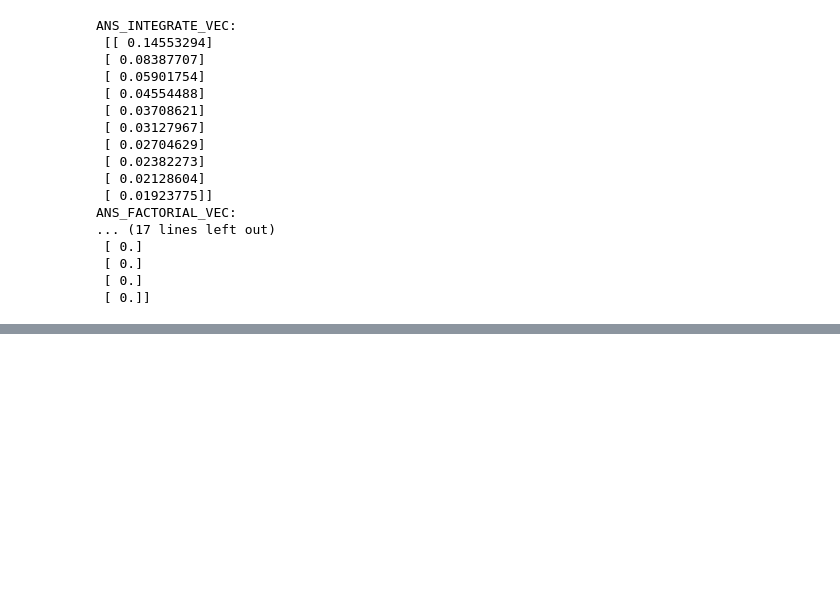
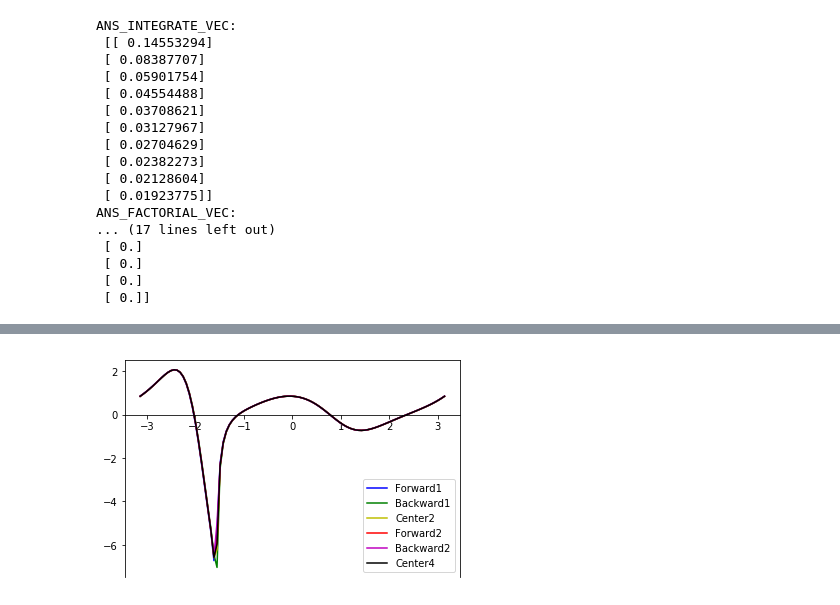
Before and after one commit to benlimsh/BootCamp2017, a Jupyter notebook: Labs/Computation/Week 4/computation_pset4.ipynb, the cells around one changed output, grey strips where cells are left out. Drawn from its saved outputs; the diff is of its cells as text; code cells hidden in the pictures; blank space fills up the shorter version.

```diff
--- a/Labs/Computation/Week 4/computation_pset4.ipynb
+++ b/Labs/Computation/Week 4/computation_pset4.ipynb
@@ -532,0 +429,95 @@ ZeroDivisionError: integer division or modulo by zero
+# %%
+#DIFFERENTIATION Problem 2
+import sympy as sy
+import numpy as np
+from matplotlib import pyplot as plt
+
+
+h = sy.symbols('h')
+x = sy.symbols("x")
+
+
+def f(x):
+    return (sy.sin(x) + 1) ** (sy.sin(sy.cos(x)))
+
+def forward1(g, points, h):
+
+    function = sy.lambdify(x, g(x), "numpy")
+    fpoints1 = function(points + h)
+    fpoints2 = function(points)
+    derive = (fpoints1 - fpoints2) / h
+
+    return derive
+
+def forward2(g, points, h):
+
+    function = sy.lambdify(x, g(x), "numpy")
+    fpoints1 = function(points)
+    fpoints2 = function(points+h)
+    fpoints3 = function(points+ 2*h)
+    derive = (-3*fpoints1 + 4*fpoints2 - fpoints3) / (2*h)
+
+    return derive
+
+def backward1(g, points, h):
+
+    function = sy.lambdify(x, g(x), "numpy")
+    fpoints1 = function(points - h)
+    fpoints2 = function(points)
+    derive = (fpoints2 - fpoints1) / h
+
+    return derive
+
+def backward2(g, points, h):
+
+    function = sy.lambdify(x, g(x), "numpy")
+    fpoints1 = function(points)
+    fpoints2 = function(points - h)
+    fpoints3 = function(points - 2*h)
+    derive = (3*fpoints1 - 4*fpoints2 + fpoints3) / (2*h)
+
+    return derive
+
+
+def center2(g, points, h):
+
+    function = sy.lambdify(x, g(x), "numpy")
+    fpoints1 = function(points + h)
+    fpoints2 = function(points - h)
+    derive = (fpoints1 - fpoints2) / (2 * h)
+
+    return derive
+
+def center4(g, points, h):
+
+    function = sy.lambdify(x, g(x), "numpy")
+    fpoints1 = function(points - 2*h)
+    fpoints2 = function(points - h)
+    fpoints3 = function(points + h)
+    fpoints4 = function(points + 2*h)
+    derive = (fpoints1 - 8*fpoints2 + 8*fpoints3 -fpoints4) / (12 * h)
+
+    return derive
+
+points = np.linspace( -np.pi, np.pi, 100)
+
+derivef1 = forward1(f, points, 0.01)
+deriveb1 = backward1(f, points, 0.01)
+derivec2 = center2(f, points, 0.01)
+derivef2 = forward2(f, points, 0.01)
+deriveb2 = backward2(f, points, 0.01)
+derivec4 = center4(f, points, 0.01)
+
+plt.plot(points, derivef1, 'b', label = 'Forward1')
+plt.plot(points, deriveb1, 'g', label = 'Backward1')
+plt.plot(points, derivec2, 'y', label = 'Center2')
+plt.plot(points, derivef2, 'r', label = 'Forward2')
+plt.plot(points, deriveb2, 'm', label = 'Backward2')
+plt.plot(points, derivec4, 'k', label = 'Center4')
+plt.legend(loc = 'lower right')
+ax = plt.gca()
+ax.spines["bottom"].set_position("zero")
+
+plt.show()
+# %% [output]
+[figure, added]
```
Also changed, not shown: parts of 27 cells of this notebook, 3 other files.
